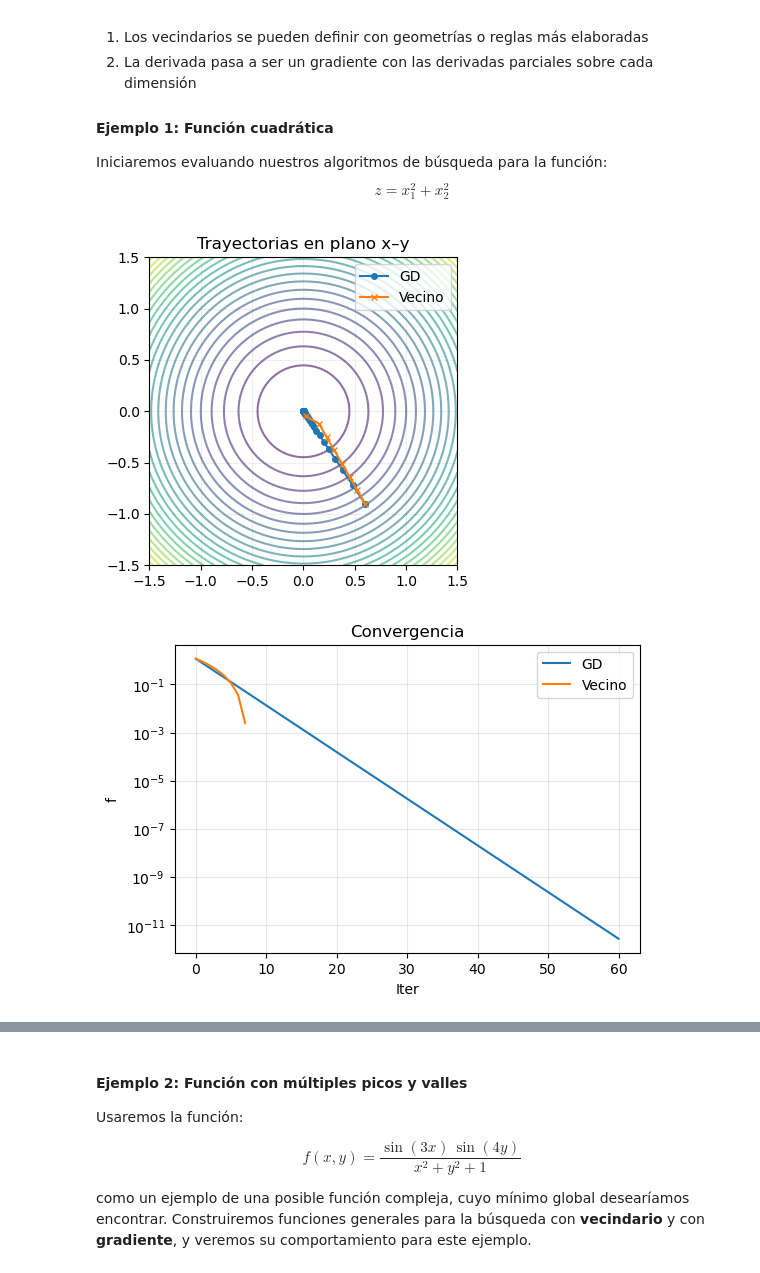
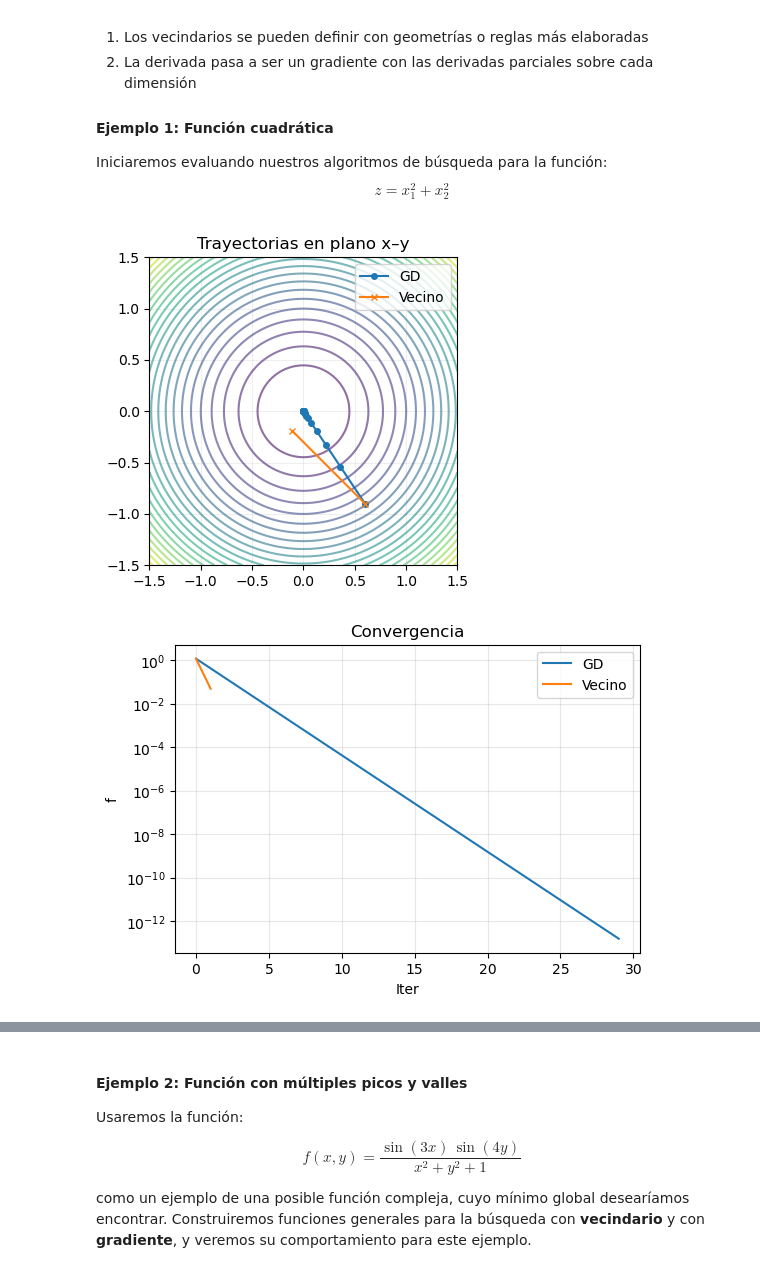
Before and after one commit to milogz/Modelado-en-Optimizacion, a Jupyter notebook: MO_3-1 Busqueda.ipynb, the cells around one changed output, grey strips where cells are left out. Cells and saved outputs as stored; diff of their text form; code cells hidden in the pictures.

```diff
--- a/MO_3-1 Busqueda.ipynb
+++ b/MO_3-1 Busqueda.ipynb
@@ -127,20 +132,24 @@ $$z = x_1^2+x_2^2$$
 # %%
 # ---------- Problema parabólico 2D ----------
 def f_parab(X):
     return X[0]**2 + X[1]**2
 
 def grad_parab(X):
     return np.array([2*X[0], 2*X[1]])
 
 x0 = np.array([0.6, -0.9])
-path_gd = descenso_gradiente(x0, grad=grad_parab, alpha=0.1, iters=60)
+path_gd = descenso_gradiente(x0, grad=grad_parab)
 path_ls = busqueda_local(x0, f=f_parab,
-                         generador_vecinos=lambda x: vecindario_circular(x, d=0.15, k=12),
-                         iters=60)
+                         generador_vecinos = vecindario_circular)
 
-plot_2d_contour(f_parab, {"GD": path_gd, "Vecino": path_ls}, span=((-1.5,1.5), (-1.5,1.5)))
-plot_convergence({"GD": [f_parab(p) for p in path_gd],
-                  "Vecino": [f_parab(p) for p in path_ls]})
+# Graficar trayectoria
+datos_trayectoria = {"GD": path_gd, "Vecino": path_ls}
+plot_2d_contour(f_parab, datos_trayectoria, span=((-1.5,1.5), (-1.5,1.5)))
+
+# Graficar convergencia
+datos_FO = {"GD": [f_parab(p) for p in path_gd],
+            "Vecino": [f_parab(p) for p in path_ls]}
+plot_convergence(datos_FO)
 # %% [output]
-[figure, old version]
+[figure, new version]
-[figure, old version]
+[figure, new version]
```
Also changed, not shown: parts of 6 cells of this notebook, 1 other file.
